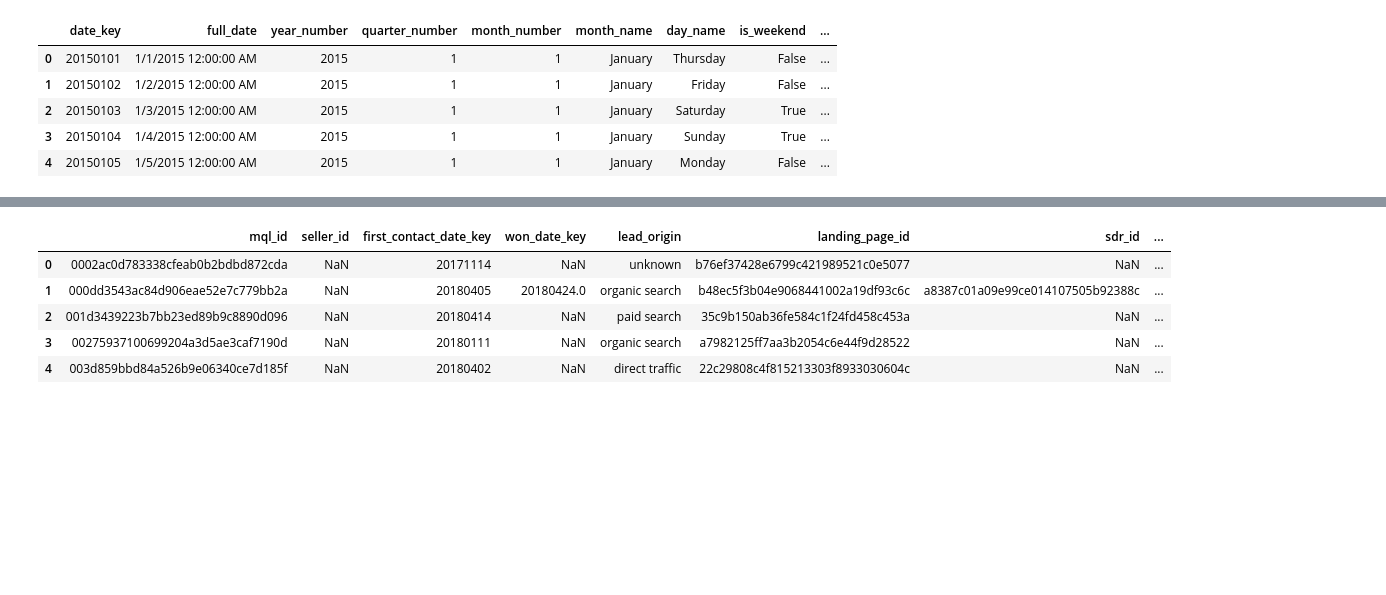
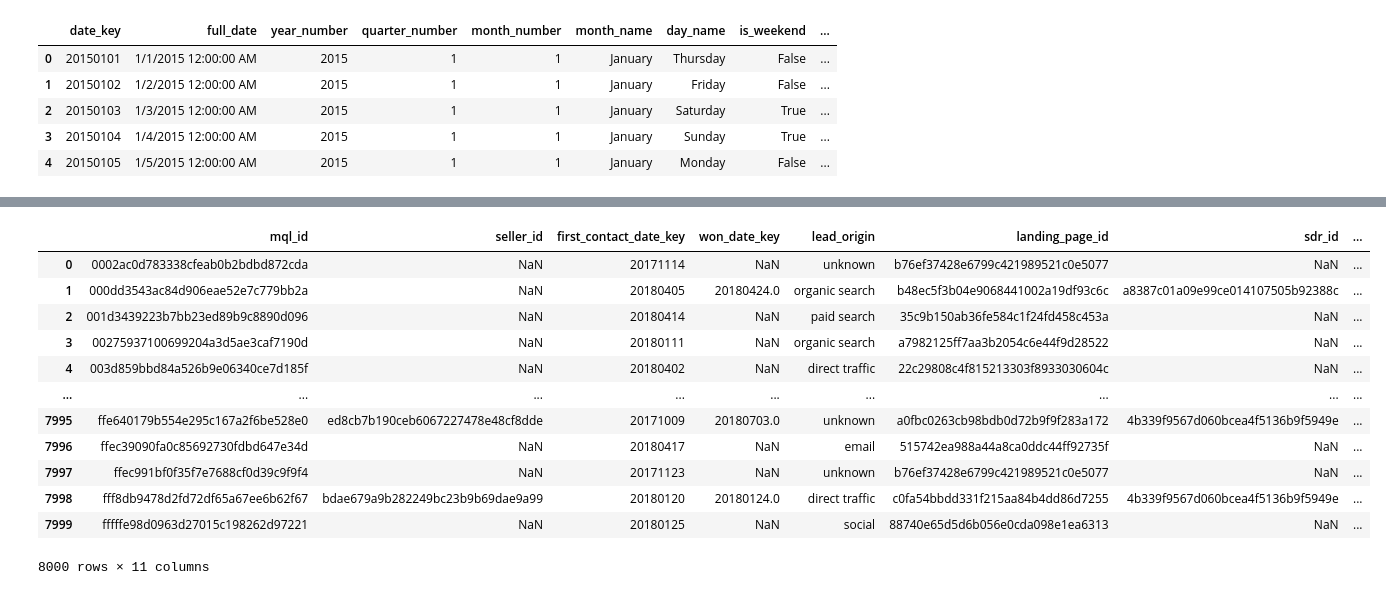
Before and after one commit to NitoBoritto/Olist_Data_Department, a Jupyter notebook: notebooks/preprocessing.ipynb, the cells around one changed output, grey strips where cells are left out. Cells and saved outputs as stored; diff of their text form; code cells hidden in the pictures; blank space fills up the shorter version.

```diff
--- a/notebooks/preprocessing.ipynb
+++ b/notebooks/preprocessing.ipynb
@@ -71,9 +108,16 @@ Fact_Orders_Items.head()
 # %%
-Fact_Marketing.head()
+Fact_Marketing
 # %% [output]
 |  | mql_id | seller_id | first_contact_date_key | won_date_key | lead_origin | landing_page_id | sdr_id | ... |
 | 0 | 0002ac0d783338cfeab0b2bdbd872cda | NaN | 20171114 | NaN | unknown | b76ef37428e6799c421989521c0e5077 | NaN | ... |
 | 1 | 000dd3543ac84d906eae52e7c779bb2a | NaN | 20180405 | 20180424.0 | organic search | b48ec5f3b04e9068441002a19df93c6c | a8387c01a09e99ce014107505b92388c | ... |
 | 2 | 001d3439223b7bb23ed89b9c8890d096 | NaN | 20180414 | NaN | paid search | 35c9b150ab36fe584c1f24fd458c453a | NaN | ... |
 | 3 | 00275937100699204a3d5ae3caf7190d | NaN | 20180111 | NaN | organic search | a7982125ff7aa3b2054c6e44f9d28522 | NaN | ... |
 | 4 | 003d859bbd84a526b9e06340ce7d185f | NaN | 20180402 | NaN | direct traffic | 22c29808c4f815213303f8933030604c | NaN | ... |
+| ... | ... | ... | ... | ... | ... | ... | ... | ... |
+| 7995 | ffe640179b554e295c167a2f6be528e0 | ed8cb7b190ceb6067227478e48cf8dde | 20171009 | 20180703.0 | unknown | a0fbc0263cb98bdb0d72b9f9f283a172 | 4b339f9567d060bcea4f5136b9f5949e | ... |
+| 7996 | ffec39090fa0c85692730fdbd647e34d | NaN | 20180417 | NaN | email | 515742ea988a44a8ca0ddc44ff92735f | NaN | ... |
+| 7997 | ffec991bf0f35f7e7688cf0d39c9f9f4 | NaN | 20171123 | NaN | unknown | b76ef37428e6799c421989521c0e5077 | NaN | ... |
+| 7998 | fff8db9478d2fd72df65a67ee6b62f67 | bdae679a9b282249bc23b9b69dae9a99 | 20180120 | 20180124.0 | direct traffic | c0fa54bbdd331f215aa84b4dd86d7255 | 4b339f9567d060bcea4f5136b9f5949e | ... |
+| 7999 | fffffe98d0963d27015c198262d97221 | NaN | 20180125 | NaN | social | 88740e65d5d6b056e0cda098e1ea6313 | NaN | ... |
+8000 rows × 11 columns
```
Also changed, not shown: parts of 39 cells of this notebook.
